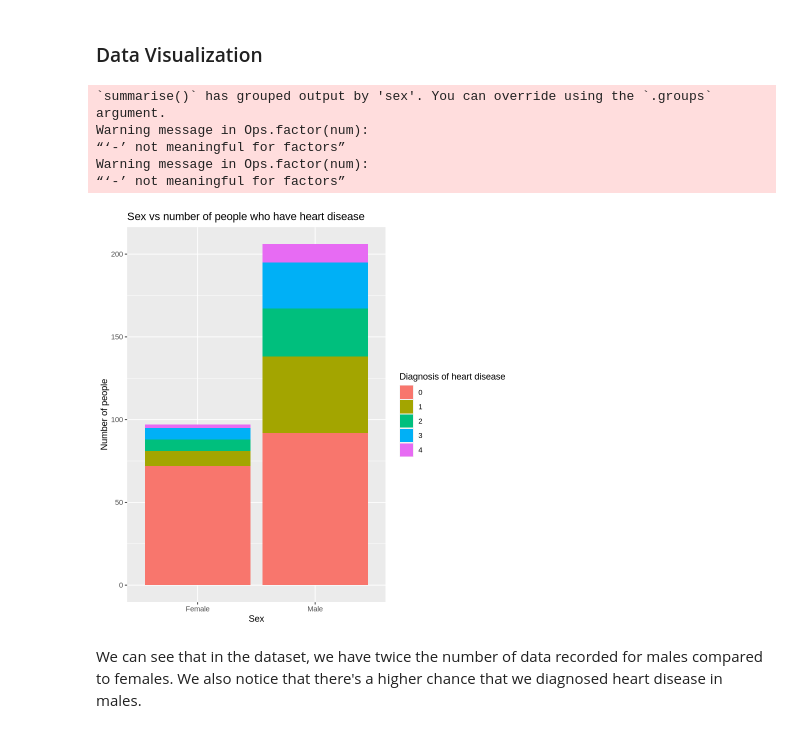
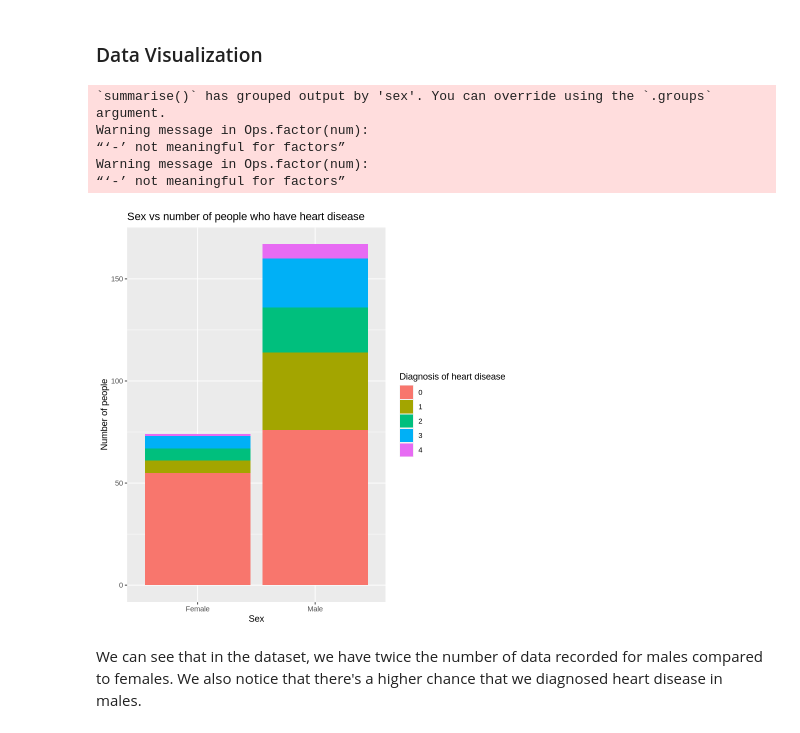
Before and after one commit to wtarit/dsci-100-project, a Jupyter notebook: group_proposal.ipynb, the cells around one changed output. Saved outputs shown, nothing was run; the diff lists cells and outputs as text; code cells hidden in the pictures.

Commit message:
Split data to train and test set

```diff
--- a/group_proposal.ipynb
+++ b/group_proposal.ipynb
@@ -58,3 +76,7 @@ heart_disease <- heart_disease |> mutate(ca = as.integer(ca), thal = as.integer(
+# %%
+set.seed(1234)
+heart_disease_split <- initial_split(heart_disease, prop = 0.8, strata = num)
+heart_disease_train <- training(heart_disease_split)
 # %% [markdown]
 We can check the distribution of data by counting a number of rows using the num column.
 # %%
@@ -76,25 +98,25 @@ In this table, num represents heart disease, where 0 means a healthy person and
 # %% [markdown]
 ### Data Visualization
 # %%
-heart_disease_count_sex <- heart_disease |>
+heart_disease_count_sex <- heart_disease_train |>
     group_by(sex, num) |>
     summarize(count = n()) |>
     mutate(num = as_factor(num), sex = ifelse(sex == 0, "Female", "Male"))
 
 heart_disease_count_sex_plot <- ggplot(heart_disease_count_sex, aes(x = sex, y=count, fill = num, group = -num)) +
     geom_bar(stat = "identity", position = "stack") +
     labs(x = "Sex", y = "Number of people", fill = "Diagnosis of heart disease") +
     ggtitle("Sex vs number of people who have heart disease")
 
 heart_disease_count_sex_plot
 # %% [output]
 `summarise()` has grouped output by 'sex'. You can override using the `.groups`
 argument.
 Warning message in Ops.factor(num):
 “‘-’ not meaningful for factors”
 Warning message in Ops.factor(num):
 “‘-’ not meaningful for factors”
-[figure, old version]
+[figure, new version]
 # %% [markdown]
 We can see that in the dataset, we have twice the number of data recorded for males compared to females. We also notice that there's a higher chance that we diagnosed heart disease in males.
 # %%
```
Also changed, not shown: parts of 5 cells of this notebook.
